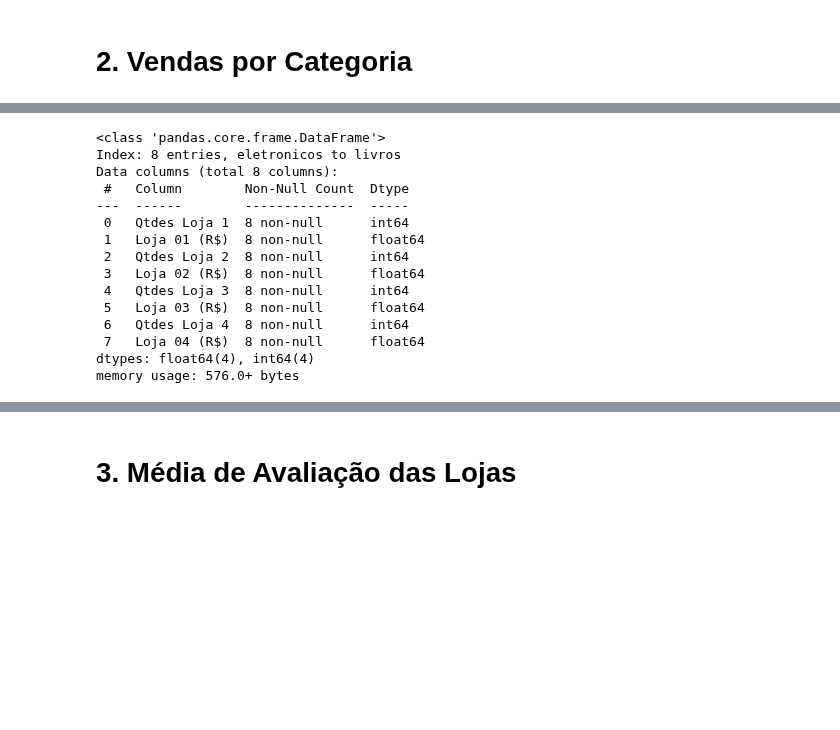
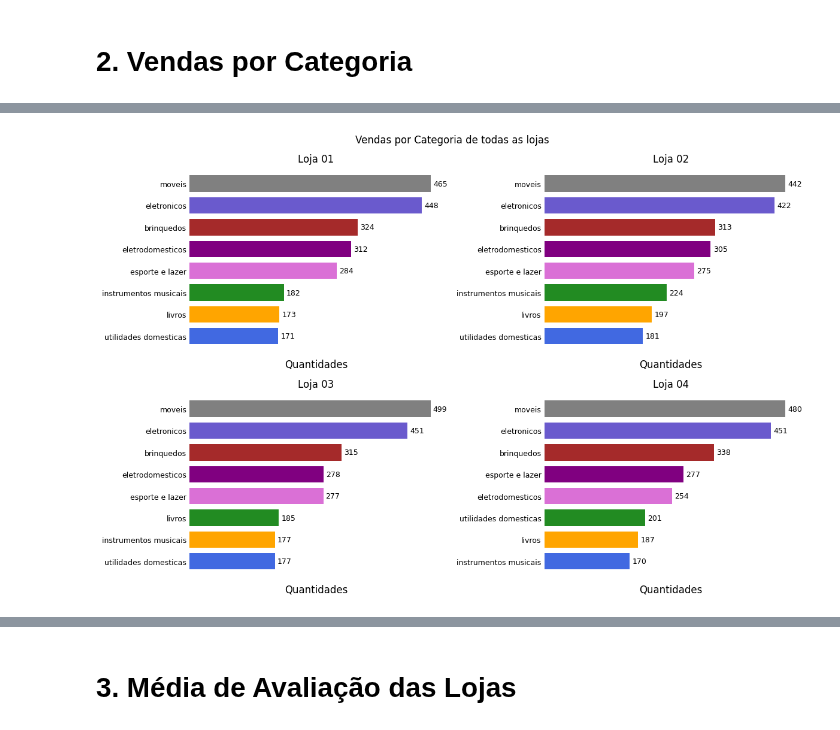
Before and after one commit to carlos-000-carlos/Challenge_1-Alura_Store-Cabral, a Jupyter notebook: AluraStoreBr.ipynb, the cells around one changed output, grey strips where cells are left out. Drawn from its saved outputs; the diff is of its cells as text; code cells hidden in the pictures; blank space fills up the shorter version.

Commit message:
AJUSTES E CRIAÇÕES DO RESTANTE DOS GRÁFICOS

```diff
--- a/AluraStoreBr.ipynb
+++ b/AluraStoreBr.ipynb
@@ -321,18 +274,40 @@ VENDAS POR CATEGORIA:
-# %%
-df_combinado.info()
-# %% [output]
-<class 'pandas.core.frame.DataFrame'>
-Index: 8 entries, eletronicos to livros
-Data columns (total 8 columns):
- #   Column        Non-Null Count  Dtype
----  ------        --------------  -----
- 0   Qtdes Loja 1  8 non-null      int64
- 1   Loja 01 (R$)  8 non-null      float64
- 2   Qtdes Loja 2  8 non-null      int64
- 3   Loja 02 (R$)  8 non-null      float64
- 4   Qtdes Loja 3  8 non-null      int64
- 5   Loja 03 (R$)  8 non-null      float64
- 6   Qtdes Loja 4  8 non-null      int64
- 7   Loja 04 (R$)  8 non-null      float64
-dtypes: float64(4), int64(4)
-memory usage: 576.0+ bytes
+# %%
+import numpy as np
+
+cores = ['royalblue', 'orange', 'forestgreen', 'orchid', 'purple', 'brown', 'slateblue', 'gray', 'olive', 'navy', 'teal', 'tomato']
+
+# Criando a figura
+fig, axs = plt.subplots(2, 2, figsize=(12, 8))
+
+# Ajustando o espaçamento
+fig.subplots_adjust(hspace=0.5, wspace=0.3)
+
+# Adicionando um título geral para os subplots
+fig.suptitle('Vendas por Categoria de todas as lojas')
+
+# Subplots
+
+# 3. Iterar e plotar em cada subplot usando o loop for
+# axes.flatten() transforma a matriz 2x2 em uma lista 1D para facilitar o loop
+for i, ax in enumerate(axs.flatten()): # 'i' é o índice (0, 1, 2, 3)
+    ax.barh(lista_vendas[i].index, lista_vendas[i][p1], color=cores, height = 0.75)
+    ax.set_title(f'Loja 0{i + 1}')
+    ax.set_xlabel('Quantidades', fontsize=12)
+    ax.set_ylabel('')
+    ax.set_frame_on(False)   # Retirando o Frame (retângulo que encobre os gráficos)
+    ax.set_xticklabels([])   # Opção A: Definir os rótulos como uma lista vazia
+    ax.tick_params(axis='both', which='both', length=0)   # Removendo todos os ticks dos eixos X e Y
+    ax.yaxis.set_tick_params(labelsize=9)
+    ax.xaxis.set_tick_params(labelsize=9)
+    ax.xaxis.set_major_locator(plt.MultipleLocator(50))
+
+    # Loop para adicionar o valor máximo de cada barra
+    for j, v in enumerate(lista_vendas[i][p1]):
+        ax.text(v + 5, j, str(v), color='black',
+                fontsize=9, ha='left', va='center')
+
+# 3. Ajustar layout para evitar sobreposição (opcional)
+plt.tight_layout()
+plt.show()
+# %% [output]
+[figure, added]
```
Also changed, not shown: parts of 15 cells of this notebook.
